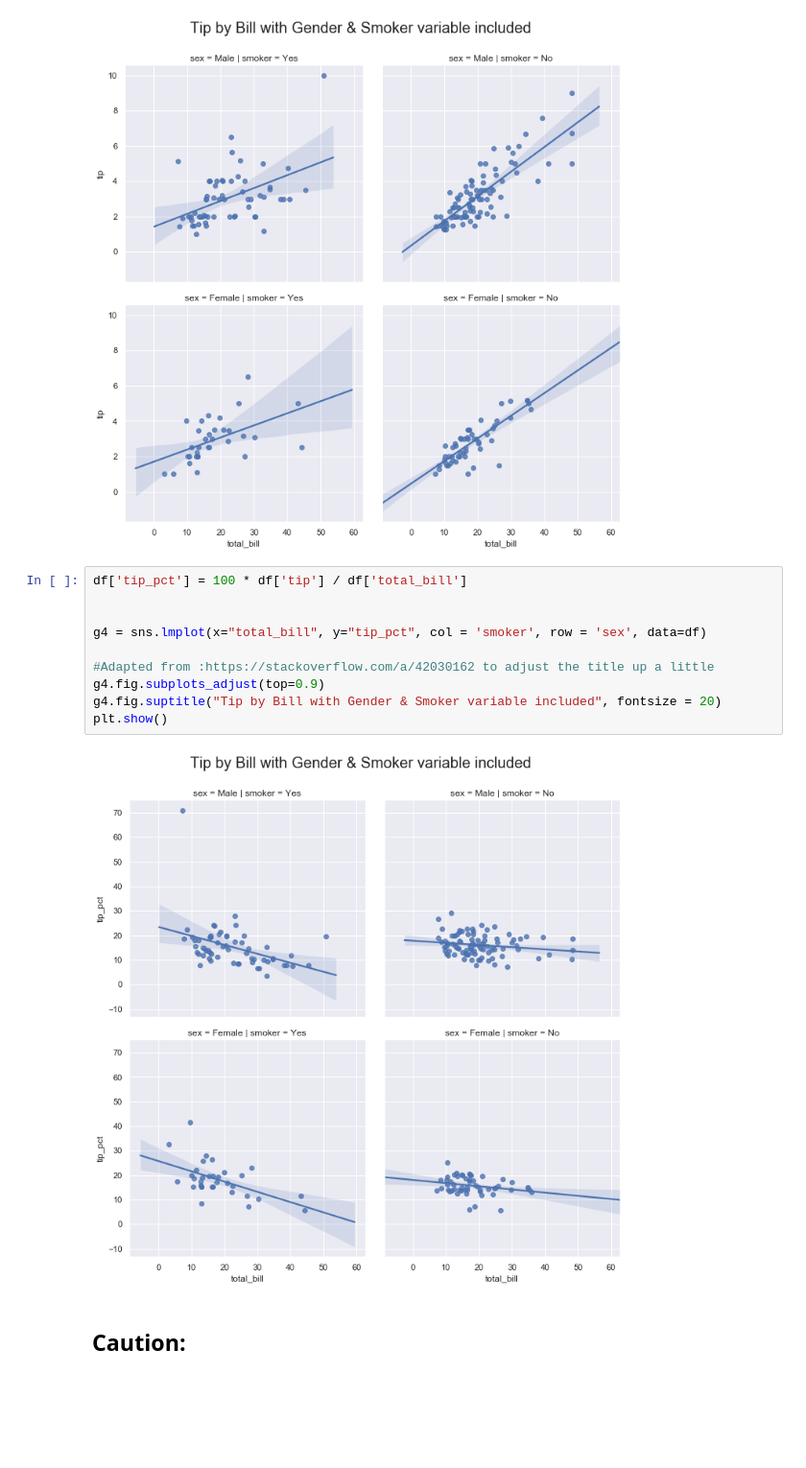
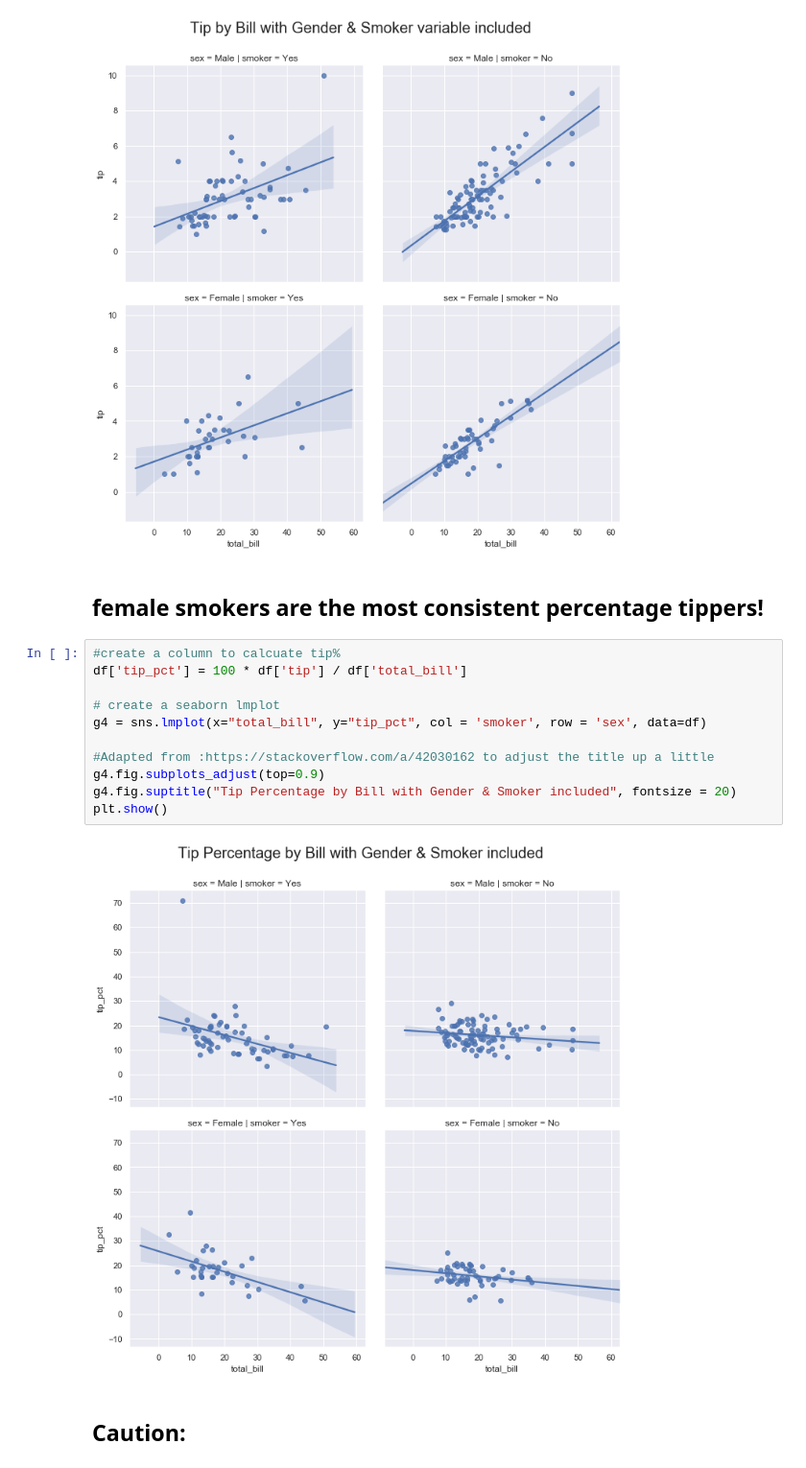
Before and after one commit to fionaoriordan/52446_19_tips, a Jupyter notebook: tips_notebook.ipynb, the cells around one changed output. Shown: that part at 96% size. Saved outputs shown, nothing was run; the diff lists cells and outputs as text; blank space fills up the shorter version.

Commit message:
Modified tip percentage data

```diff
--- a/tips_notebook.ipynb
+++ b/tips_notebook.ipynb
@@ -323,17 +323,20 @@ g3.fig.suptitle("Tip by Bill with Gender & Smoker variable included", fontsize =
 plt.show()
 # %% [output]
 [figure]
+# %% [markdown]
+## female smokers are the most consistent percentage tippers!
 # %%
+#create a column to calcuate tip%
 df['tip_pct'] = 100 * df['tip'] / df['total_bill']
 
-
+# create a seaborn lmplot
 g4 = sns.lmplot(x="total_bill", y="tip_pct", col = 'smoker', row = 'sex', data=df)
 
 #Adapted from :https://stackoverflow.com/a/42030162 to adjust the title up a little
 g4.fig.subplots_adjust(top=0.9)
-g4.fig.suptitle("Tip by Bill with Gender & Smoker variable included", fontsize = 20)
+g4.fig.suptitle("Tip Percentage by Bill with Gender & Smoker included", fontsize = 20)
 plt.show()
 # %% [output]
-[figure, old version]
+[figure, new version]
 # %% [markdown]
 ## Caution:
```
Also changed, not shown: parts of 2 cells of this notebook.
